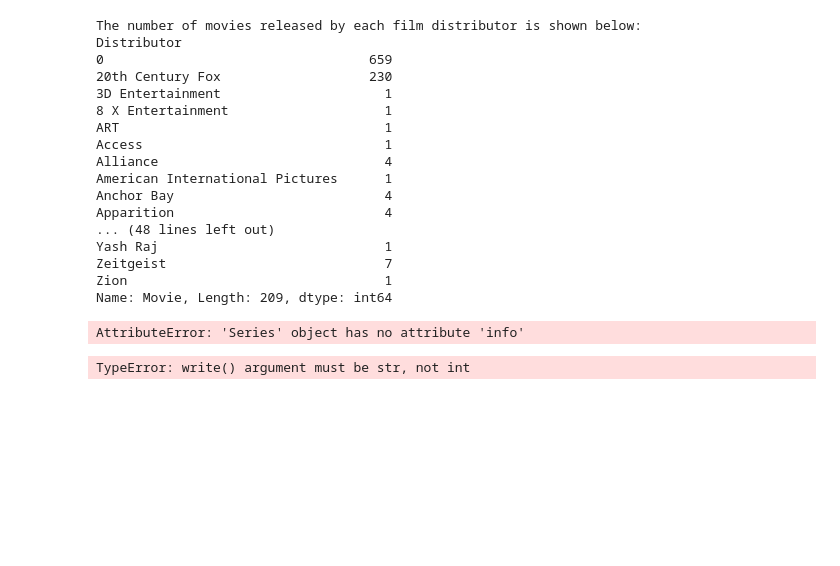
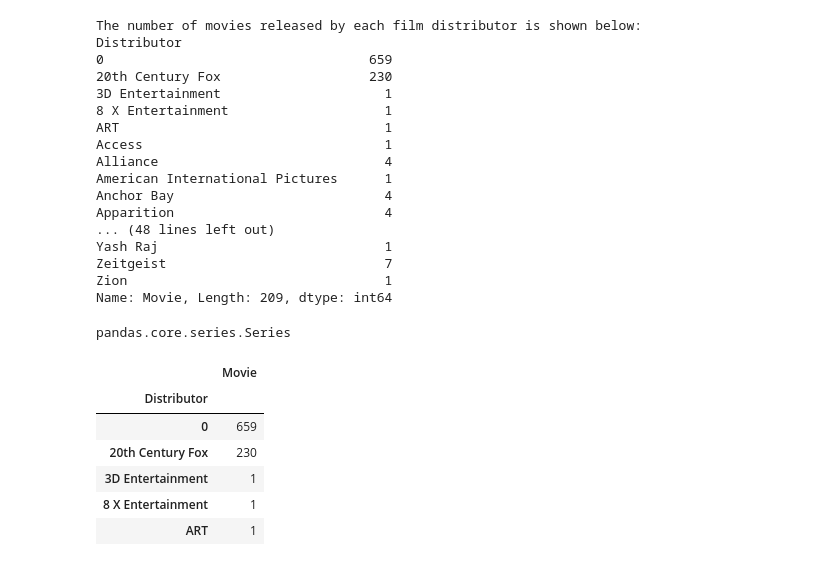
Before and after one commit to ViralLeadership/SuperLearning, a Jupyter notebook: Statistics.com/ITP_090718/JJenkins_HW#3.ipynb, the cells around one changed output. Drawn from its saved outputs; the diff is of its cells as text; code cells hidden in the pictures; blank space fills up the shorter version.

```diff
--- a/Statistics.com/ITP_090718/JJenkins_HW#3.ipynb
+++ b/Statistics.com/ITP_090718/JJenkins_HW#3.ipynb
@@ -258,29 +258,18 @@ Yash Raj                             1
 Zeitgeist                            7
 Zion                                 1
 Name: Movie, Length: 209, dtype: int64
-# %%
-counts.i
-# %% [output]
-AttributeError: 'Series' object has no attribute 'info'
-# %%
-f = open("hw3_1b.csv", "w")
-header = "Distributor,Count\n"
-f.write(header)
-
-for row in counts:
-    f.write(row)
-
-f.close() # Don't forget to close the file!
-
-f = open("hw_3c.txt", "w")
-header = "Word,Count\n"
-f.write(header)
-
-for word in sorted_words:
-    count = str(word_counts[word]) # Convert the number to a string
-    row = word + "," + count + "\n"
-    f.write(row)
-
-f.close() # Don't forget to close the file!
-# %% [output]
-TypeError: write() argument must be str, not int
+# %%
+type(counts)
+# %% [output]
+pandas.core.series.Series
+# %%
+data = pd.DataFrame(counts)
+data.head()
+# %% [output]
+|  | Movie |
+| Distributor |  |
+| 0 | 659 |
+| 20th Century Fox | 230 |
+| 3D Entertainment | 1 |
+| 8 X Entertainment | 1 |
+| ART | 1 |
```
Also changed, not shown: parts of 3 cells of this notebook, 2 other files.
